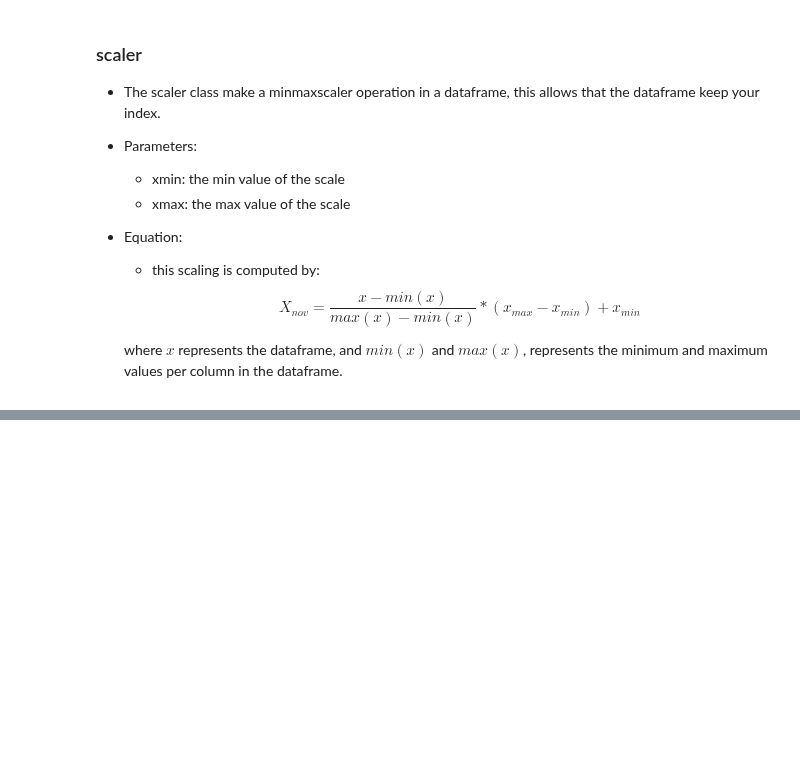
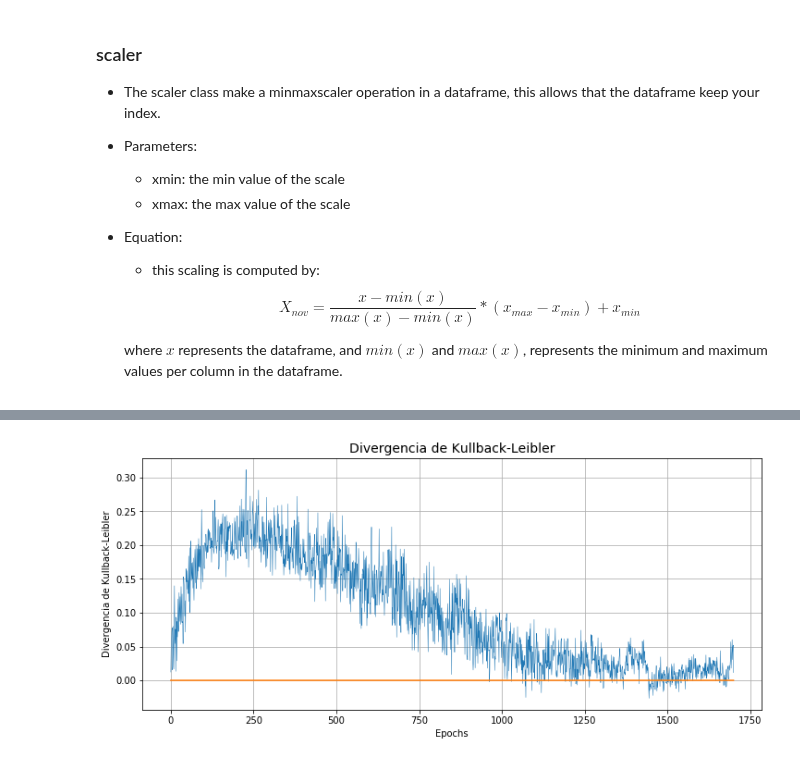
Before and after one commit to ejrueda/MasterUFPA, a Jupyter notebook: Proyectos/BioInformática/defensa/creating utils.ipynb, the cells around one changed output, grey strips where cells are left out. Cells and saved outputs as stored; diff of their text form; code cells hidden in the pictures; blank space fills up the shorter version.

```diff
--- a/Proyectos/BioInformática/defensa/creating utils.ipynb
+++ b/Proyectos/BioInformática/defensa/creating utils.ipynb
@@ -93,0 +259,10 @@ __main__.gan_utils
+# %%
+plt.figure(figsize=(12,5))
+plt.title("Divergencia de Kullback-Leibler", fontsize=14)
+plt.plot(range(len(utils.kl_d)), utils.kl_d, linewidth=.5)
+plt.plot(range(len(utils.kl_d)), np.zeros(len(utils.kl_d)))
+plt.grid()
+plt.xlabel("Epochs");
+plt.ylabel("Divergencia de Kullback-Leibler");
+# %% [output]
+[figure, added]
```
Also changed, not shown: parts of 16 cells of this notebook.
